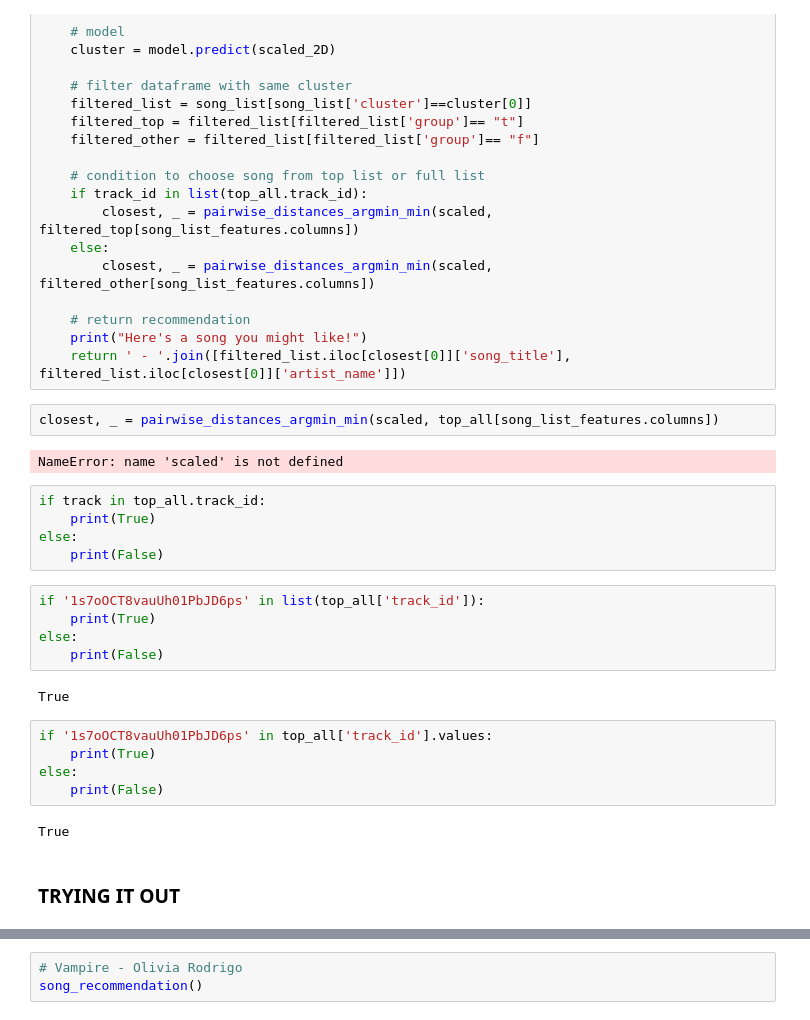
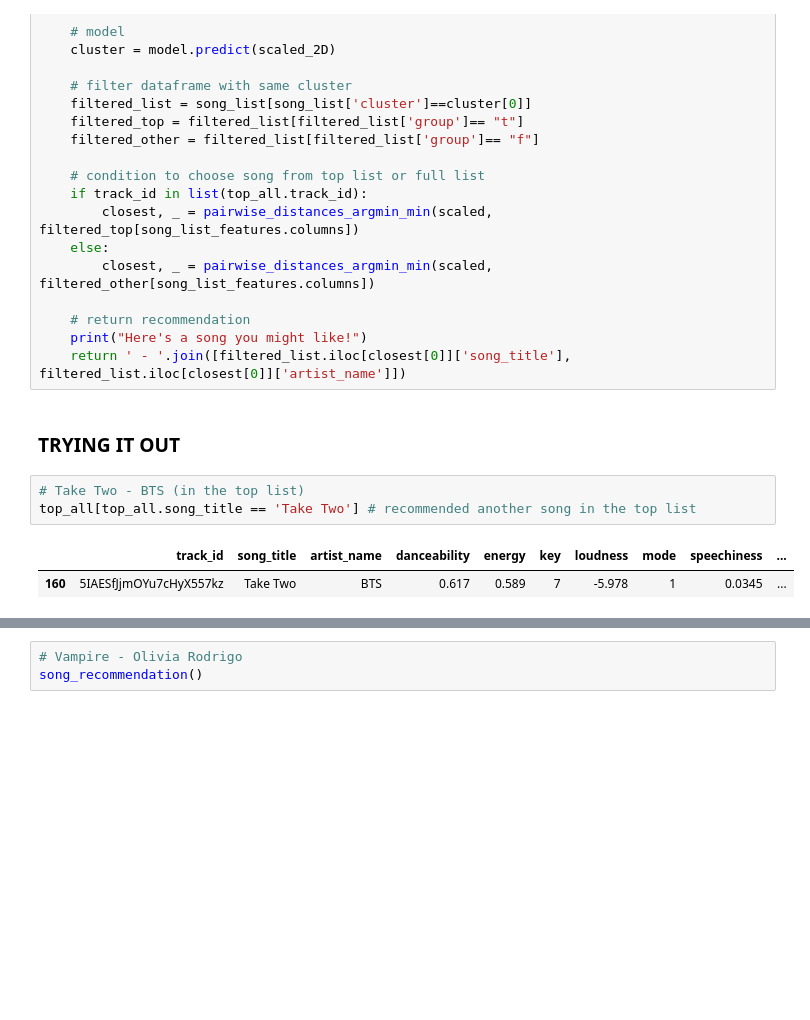
Before and after one commit to rachelleflores-portfolio/clustering_song_recommendation, a Jupyter notebook: 4_music_recommender.ipynb, the cells around one changed output, grey strips where cells are left out. Cells and saved outputs as stored; diff of their text form; blank space fills up the shorter version.

```diff
--- a/4_music_recommender.ipynb
+++ b/4_music_recommender.ipynb
@@ -279,29 +279,12 @@ def song_recommendation():
     # return recommendation
     print("Here's a song you might like!")
     return ' - '.join([filtered_list.iloc[closest[0]]['song_title'], filtered_list.iloc[closest[0]]['artist_name']])
-# %%
-closest, _ = pairwise_distances_argmin_min(scaled, top_all[song_list_features.columns])
-# %% [output]
-NameError: name 'scaled' is not defined
-# %%
-if track in top_all.track_id:
-    print(True)
-else:
-    print(False)
-# %%
-if '1s7oOCT8vauUh01PbJD6ps' in list(top_all['track_id']):
-    print(True)
-else:
-    print(False)
-# %% [output]
-True
-# %%
-if '1s7oOCT8vauUh01PbJD6ps' in top_all['track_id'].values:
-    print(True)
-else:
-    print(False)
-# %% [output]
-True
 # %% [markdown]
 ### TRYING IT OUT
+# %%
+# Take Two - BTS (in the top list)
+top_all[top_all.song_title == 'Take Two'] # recommended another song in the top list
+# %% [output]
+|  | track_id | song_title | artist_name | danceability | energy | key | loudness | mode | speechiness | ... |
+| 160 | 5IAESfJjmOYu7cHyX557kz | Take Two | BTS | 0.617 | 0.589 | 7 | -5.978 | 1 | 0.0345 | ... |
 # %%
```
Also changed, not shown: parts of 7 cells of this notebook.
